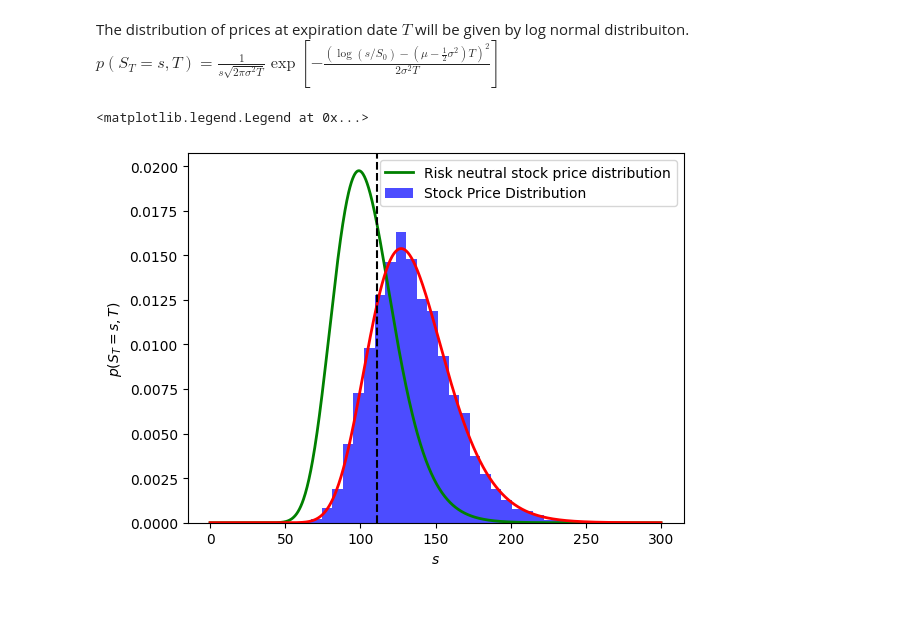
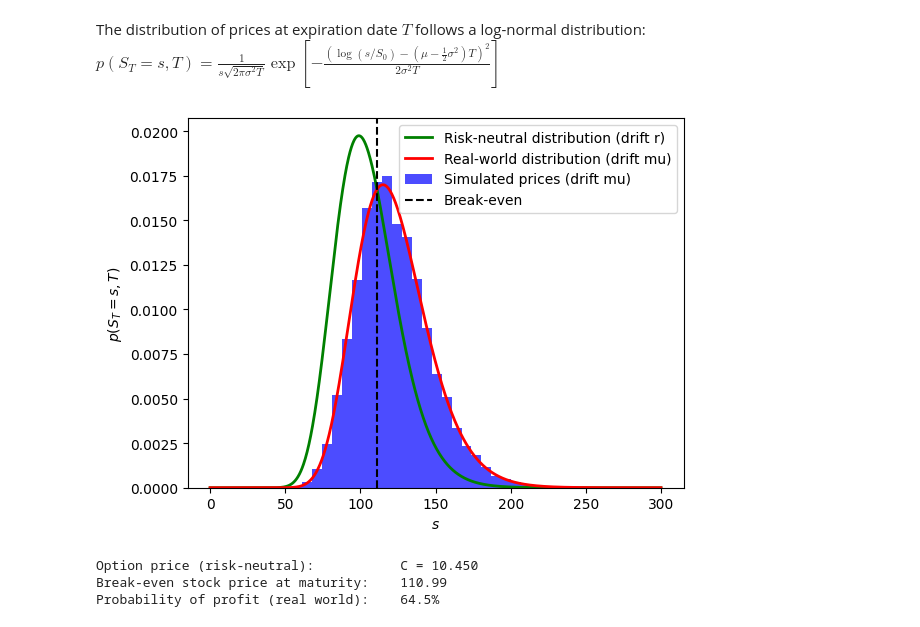
Before and after one commit to FabianAlvarezG/Black-Scholes, a Jupyter notebook: simulation.ipynb, the cells around one changed output. Cells and saved outputs as stored; diff of their text form; code cells hidden in the pictures.

```diff
--- a/simulation.ipynb
+++ b/simulation.ipynb
@@ -4,48 +4,55 @@ from BlackScholes import monteCarloOptionPricing
 
 S0 = 100  # Initial stock price
 K = 100   # Strike price
-T = 1     # Time to maturity (1 year)
-r = 0.05  # Risk-free interest rate (5%)
-sigma = 0.2  # Volatility (20%)
-mu = 2*r
+T = 1     # Time to maturity
+r = 0.05  # Risk-free interest rate
+sigma = 0.2  # Volatility
+mu = 4*r  # real-world drift of the stock example
 
 mc = monteCarloOptionPricing(S0, K, T, r, sigma, mu, num_simulations = 10000)
 asset_prices, call_prices, put_prices = mc.monte_carlo_option_price()
 # %% [markdown]
-The distribution of prices at expiration date $T$  will be given by log normal distribuiton.
+The distribution of prices at expiration date $T$  follows a log-normal distribution:
 $p(S_T = s, T) = \frac{1}{s\sqrt{2\pi \sigma^2 T}}
 \exp\!\left[-\frac{\left(\log(s/S_0)  - \left(\mu - \tfrac{1}{2}\sigma^2\right) T\right)^2}{2\sigma^2 T}\right]$
 # %%
 from scipy.stats import lognorm
 from scipy.integrate import trapezoid
 import numpy as np
 import matplotlib.pyplot as plt
 
 s = np.linspace(1e-6, 3*S0, 1000)
 x0 = np.log(S0) + (r - 0.5 * sigma ** 2) * T
 x1 = np.log(S0) + (mu - 0.5 * sigma ** 2) * T
 
 pdf_risk_neutral = lognorm.pdf(s, s=sigma * np.sqrt(T), scale=np.exp(x0))
 pdf_real = lognorm.pdf(s, s=sigma * np.sqrt(T), scale=np.exp(x1))
 
 #The price of the option is given by
 risk_neutral_discouted_payoff_avg = np.exp(-r * T) * trapezoid((s[s>=K]-K) * pdf_risk_neutral[s>=K],  s[s>=K]) #exp(-r * T) * EQ(max(S_t -K),0)
 #The real discouted payoff expected is given by
 real_discouted_payoff_avg = np.exp(-r * T) * trapezoid((s[s>=K]-K) * pdf_real[s>=K],  s[s>=K])
 
 
 C = risk_neutral_discouted_payoff_avg
 breakeven = K + C * np.exp(r * T)
 p_of_breakeven = trapezoid(pdf_real[s>breakeven], s[s>breakeven])
 
 
-plt.plot(s, pdf_risk_neutral, linewidth = 2, color='g', label = 'Risk neutral stock price distribution')
-plt.plot(s, pdf_real, linewidth = 2, color='r')
-plt.hist(asset_prices[:, -1], bins=30, alpha=0.7, color='blue', label='Stock Price Distribution', density=True)
-plt.axvline(breakeven, linestyle='--', color='k')
+plt.plot(s, pdf_risk_neutral, linewidth = 2, color='g', label = 'Risk-neutral distribution (drift r)')
+plt.plot(s, pdf_real, linewidth = 2, color='r', label = 'Real-world distribution (drift mu)')
+plt.hist(asset_prices[:, -1], bins=30, alpha=0.7, color='blue', label='Simulated prices (drift mu)', density=True)
+plt.axvline(breakeven, linestyle='--', color='k', label='Break-even')
 plt.ylabel(r'$p(S_T = s, T)$')
 plt.xlabel(r'$s$')
 plt.legend()
+plt.show()
+
+print(f"Option price (risk-neutral):           C = {C:.3f}")
+print(f"Break-even stock price at maturity:    {breakeven:.2f}")
+print(f"Probability of profit (real world):    {p_of_breakeven:.1%}")
 # %% [output]
+[figure, new version]
-<matplotlib.legend.Legend at 0x...>
+Option price (risk-neutral):           C = 10.450
+Break-even stock price at maturity:    110.99
+Probability of profit (real world):    64.5%
-[figure, old version]
```
Also changed, not shown: parts of 1 cell of this notebook, 1 other file.
